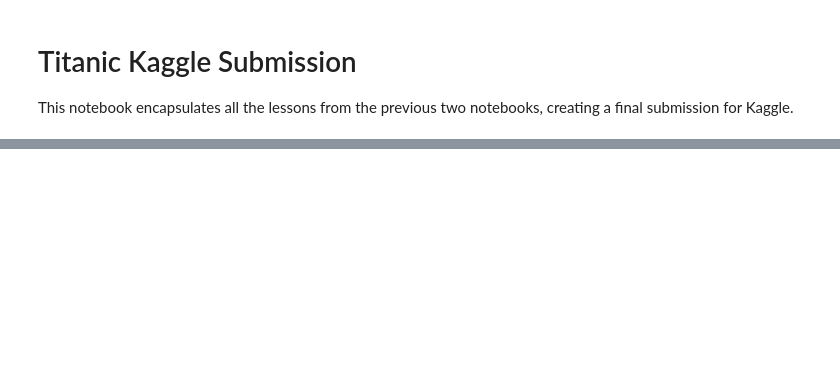
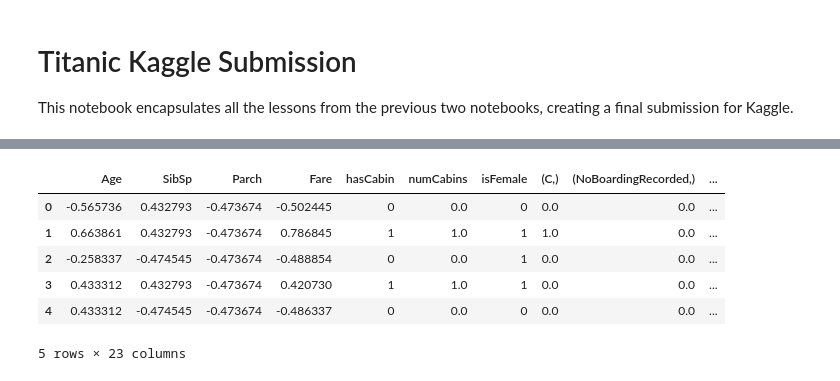
Before and after one commit to mcachosoblechero/Classic-ML-Datasets, a Jupyter notebook: Titanic/exploration/3_titanic_submission.ipynb, the cells around one changed output, grey strips where cells are left out. Drawn from its saved outputs; the diff is of its cells as text; code cells hidden in the pictures; blank space fills up the shorter version.

```diff
--- a/Titanic/exploration/3_titanic_submission.ipynb
+++ b/Titanic/exploration/3_titanic_submission.ipynb
@@ -56,0 +137,13 @@ train_data.head(5)
+# %%
+# Split train data into X_train, y_train (no test this time)
+y = clean_train_data.Survived
+X = clean_train_data.drop(["Survived"], axis=1)
+X.head()
+# %% [output]
+|  | Age | SibSp | Parch | Fare | hasCabin | numCabins | isFemale | (C,) | (NoBoardingRecorded,) | ... |
+| 0 | -0.565736 | 0.432793 | -0.473674 | -0.502445 | 0 | 0.0 | 0 | 0.0 | 0.0 | ... |
+| 1 | 0.663861 | 0.432793 | -0.473674 | 0.786845 | 1 | 1.0 | 1 | 1.0 | 0.0 | ... |
+| 2 | -0.258337 | -0.474545 | -0.473674 | -0.488854 | 0 | 0.0 | 1 | 0.0 | 0.0 | ... |
+| 3 | 0.433312 | 0.432793 | -0.473674 | 0.420730 | 1 | 1.0 | 1 | 0.0 | 0.0 | ... |
+| 4 | 0.433312 | -0.474545 | -0.473674 | -0.486337 | 0 | 0.0 | 0 | 0.0 | 0.0 | ... |
+5 rows × 23 columns
```
Also changed, not shown: parts of 8 cells of this notebook.
